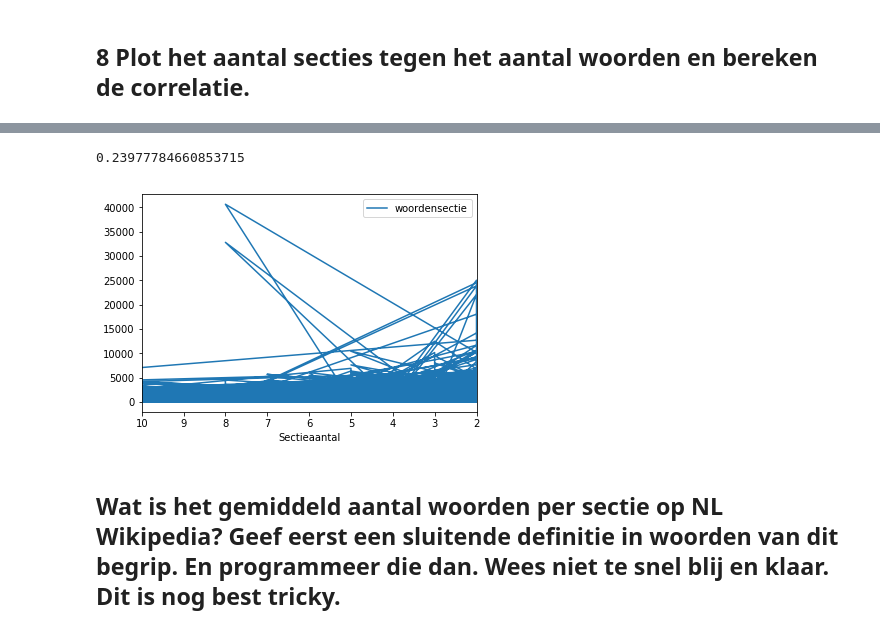
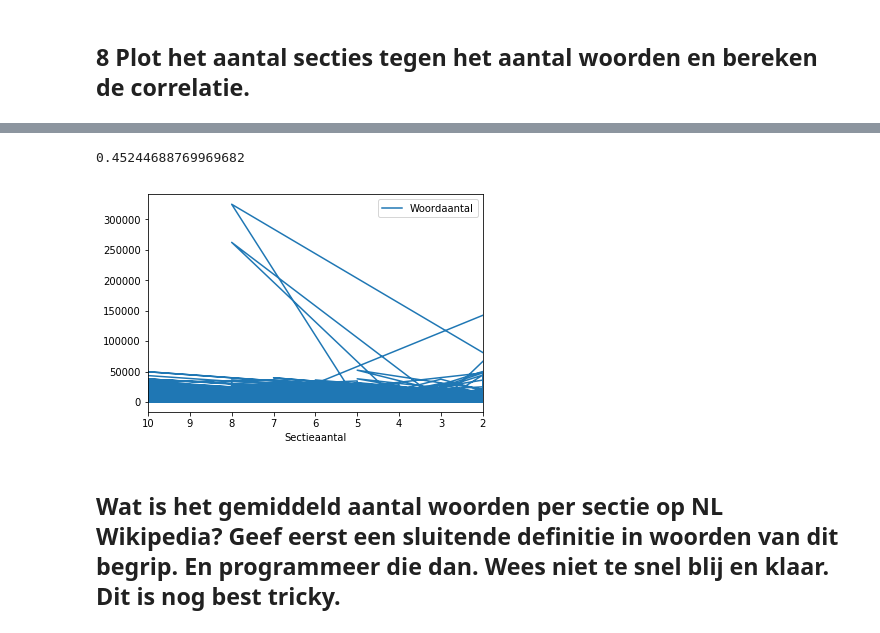
Before and after one commit to JoepStraatman/datascience, a Jupyter notebook: Assignment6.ipynb, the cells around one changed output, grey strips where cells are left out. Drawn from its saved outputs; the diff is of its cells as text; code cells hidden in the pictures.

```diff
--- a/Assignment6.ipynb
+++ b/Assignment6.ipynb
@@ -199,9 +208,10 @@ Name: 215903, dtype: object
 # %%
-dfp.plot(x='Sectieaantal',y='woordensectie')
-dfp['Sectieaantal'].corr(dfp['woordensectie'])
+dfp = dfp.replace([np.inf, -np.inf], 0)
+dfp.plot(x='Sectieaantal',y='Woordaantal')
+dfp['Sectieaantal'].corr(dfp['Woordaantal'])
 # %% [output]
-0.23977784660853715
+0.45244688769969682
-[figure, old version]
+[figure, new version]
 # %% [markdown]
 ## Wat is het gemiddeld aantal woorden per sectie op NL Wikipedia? Geef eerst een sluitende definitie in woorden van dit begrip. En programmeer die dan. Wees niet te snel blij en klaar. Dit is nog best tricky.
 # %% [markdown]
```
Also changed, not shown: parts of 11 cells of this notebook, 2 other files.
